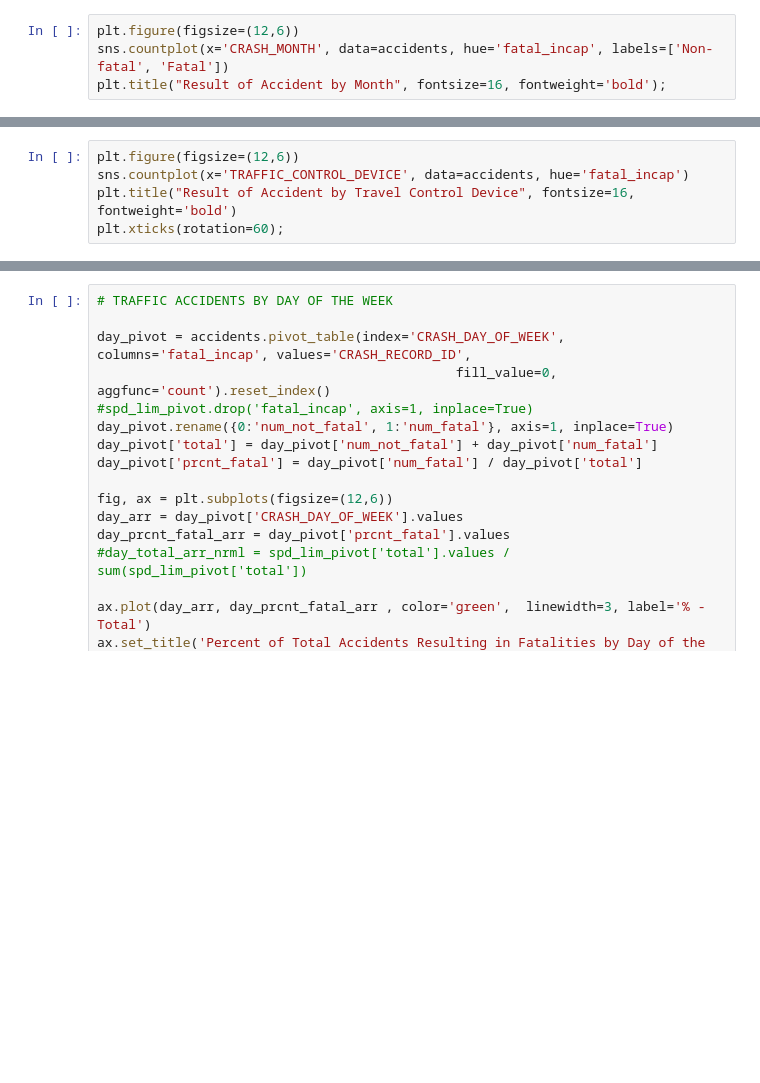
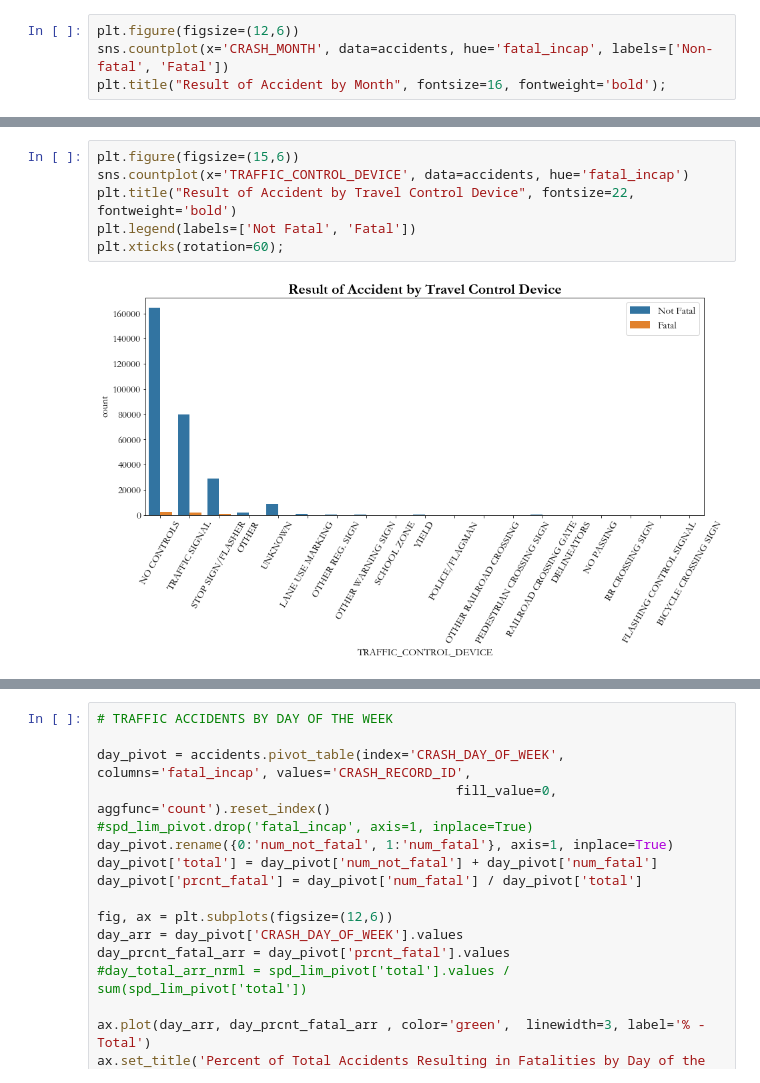
Before and after one commit to Morgan-Sell/chi-traffic-accidents, a Jupyter notebook: chi-traffic-preso-eda.ipynb, the cells around one changed output, grey strips where cells are left out. Saved outputs shown, nothing was run; the diff lists cells and outputs as text; blank space fills up the shorter version.

```diff
--- a/chi-traffic-preso-eda.ipynb
+++ b/chi-traffic-preso-eda.ipynb
@@ -229,8 +197,11 @@ ax2.grid(color=None, linestyle='None')
 # %%
-plt.figure(figsize=(12,6))
+plt.figure(figsize=(15,6))
 sns.countplot(x='TRAFFIC_CONTROL_DEVICE', data=accidents, hue='fatal_incap')
-plt.title("Result of Accident by Travel Control Device", fontsize=16, fontweight='bold')
+plt.title("Result of Accident by Travel Control Device", fontsize=22, fontweight='bold')
+plt.legend(labels=['Not Fatal', 'Fatal'])
 plt.xticks(rotation=60);
+# %% [output]
+[figure, added]
 # %%
 plt.figure(figsize=(12,6))
 sns.countplot(x='ROAD_DEFECT', data=accidents, hue='fatal_incap')
```
Also changed, not shown: parts of 24 cells of this notebook.
